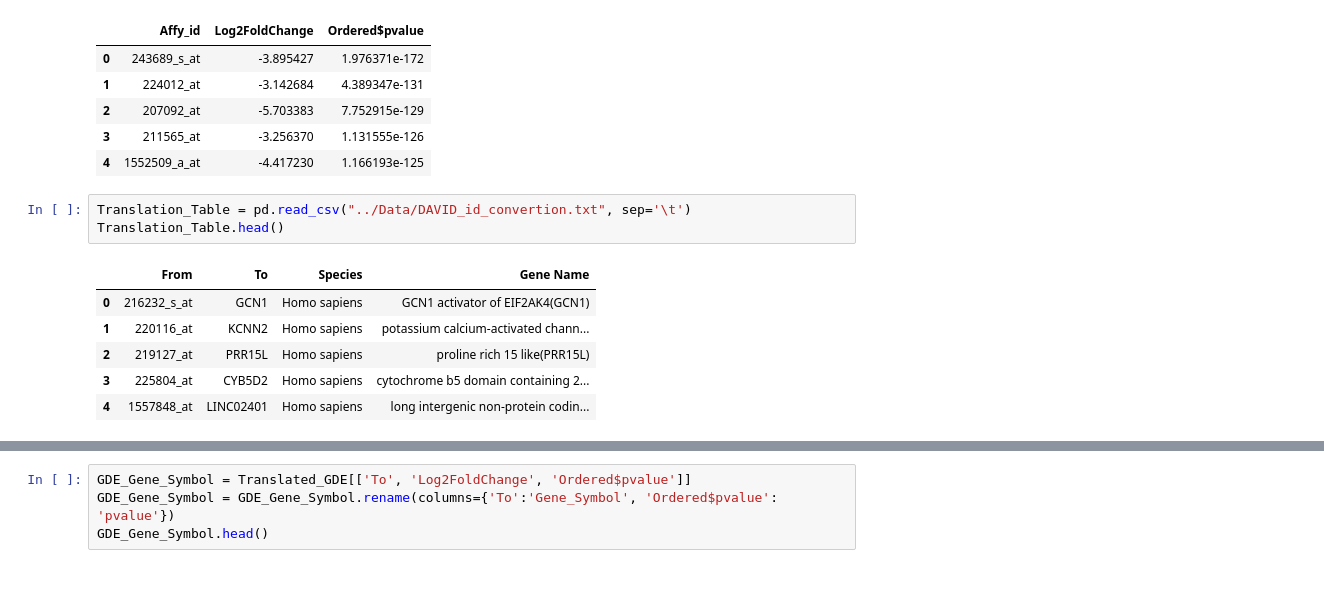
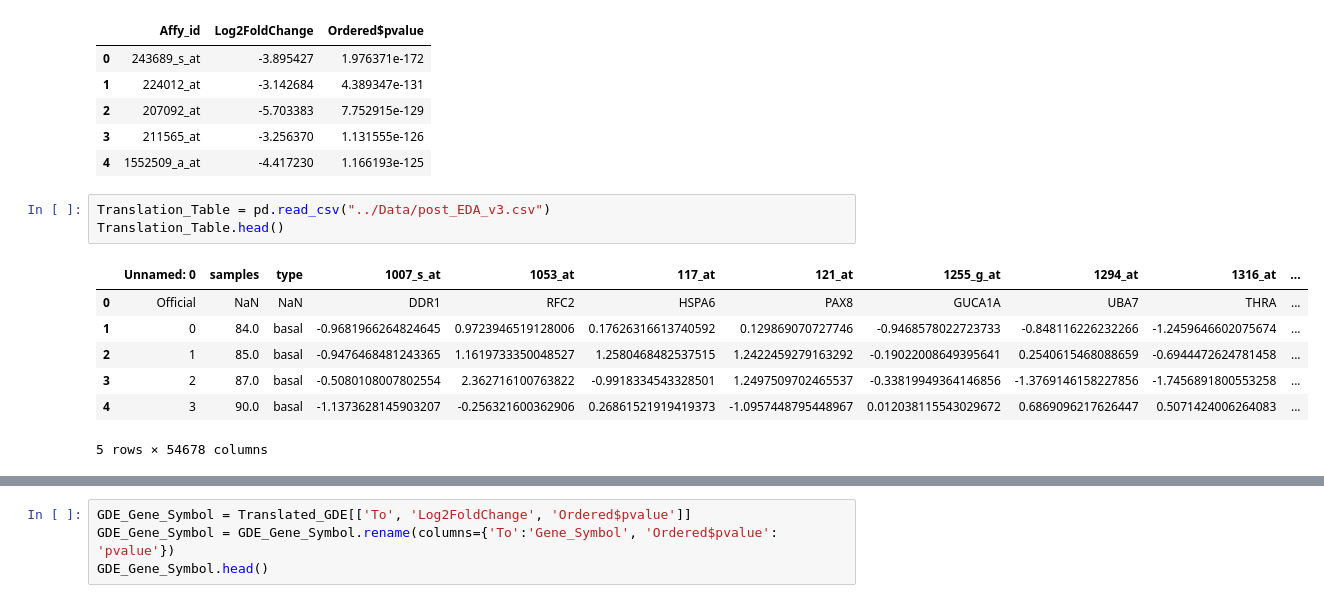
Before and after one commit to AlexWei21/Breast-Cancer-Gene-Regulatory-Network-and-Risk-Prediction, a Jupyter notebook: Code/GDE_Data_Translation.ipynb, the cells around one changed output, grey strips where cells are left out. Saved outputs shown, nothing was run; the diff lists cells and outputs as text.

```diff
--- a/Code/GDE_Data_Translation.ipynb
+++ b/Code/GDE_Data_Translation.ipynb
@@ -21,12 +21,13 @@ GDE_Data.head()
 | 3 | 211565_at | -3.256370 | 1.131555e-126 |
 | 4 | 1552509_a_at | -4.417230 | 1.166193e-125 |
 # %%
-Translation_Table = pd.read_csv("../Data/DAVID_id_convertion.txt", sep='\t')
+Translation_Table = pd.read_csv("../Data/post_EDA_v3.csv")
 Translation_Table.head()
 # %% [output]
-|  | From | To | Species | Gene Name |
-| 0 | 216232_s_at | GCN1 | Homo sapiens | GCN1 activator of EIF2AK4(GCN1) |
-| 1 | 220116_at | KCNN2 | Homo sapiens | potassium calcium-activated chann... |
-| 2 | 219127_at | PRR15L | Homo sapiens | proline rich 15 like(PRR15L) |
-| 3 | 225804_at | CYB5D2 | Homo sapiens | cytochrome b5 domain containing 2... |
-| 4 | 1557848_at | LINC02401 | Homo sapiens | long intergenic non-protein codin... |
+|  | Unnamed: 0 | samples | type | 1007_s_at | 1053_at | 117_at | 121_at | 1255_g_at | 1294_at | 1316_at | ... |
+| 0 | Official | NaN | NaN | DDR1 | RFC2 | HSPA6 | PAX8 | GUCA1A | UBA7 | THRA | ... |
+| 1 | 0 | 84.0 | basal | -0.9681966264824645 | 0.9723946519128006 | 0.17626316613740592 | 0.129869070727746 | -0.9468578022723733 | -0.848116226232266 | -1.2459646602075674 | ... |
+| 2 | 1 | 85.0 | basal | -0.9476468481243365 | 1.1619733350048527 | 1.2580468482537515 | 1.2422459279163292 | -0.19022008649395641 | 0.2540615468088659 | -0.6944472624781458 | ... |
+| 3 | 2 | 87.0 | basal | -0.5080108007802554 | 2.362716100763822 | -0.9918334543328501 | 1.2497509702465537 | -0.33819949364146856 | -1.3769146158227856 | -1.7456891800553258 | ... |
+| 4 | 3 | 90.0 | basal | -1.1373628145903207 | -0.256321600362906 | 0.26861521919419373 | -1.0957448795448967 | 0.012038115543029672 | 0.6869096217626447 | 0.5071424006264083 | ... |
+5 rows × 54678 columns
```
Also changed, not shown: parts of 3 cells of this notebook, 3 other files.
